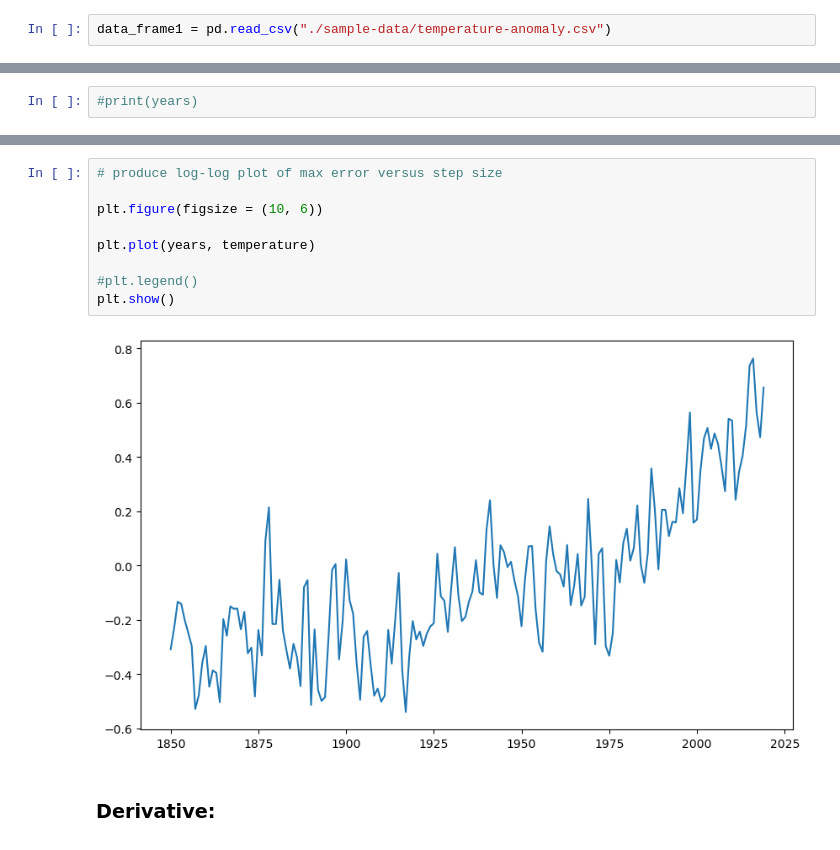
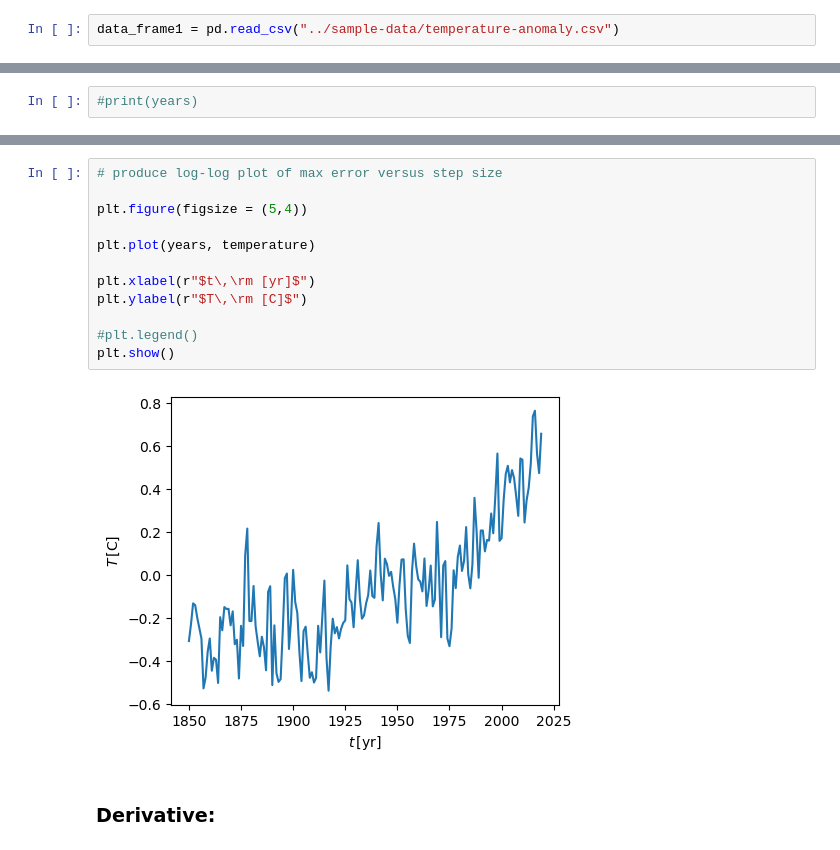
Before and after one commit to wbandabarragan/computational-physics-1, a Jupyter notebook: unit-3/303-derivatives-with-numpy.ipynb, the cells around one changed output, grey strips where cells are left out. Saved outputs shown, nothing was run; the diff lists cells and outputs as text.

```diff
--- a/unit-3/303-derivatives-with-numpy.ipynb
+++ b/unit-3/303-derivatives-with-numpy.ipynb
@@ -204,7 +201,7 @@ plt.show()
 # %%
 import pandas as pd
 # %%
-data_frame1 = pd.read_csv("./sample-data/temperature-anomaly.csv")
+data_frame1 = pd.read_csv("../sample-data/temperature-anomaly.csv")
 # %%
 #print(data_frame1)
 # %%
@@ -230,13 +221,16 @@ print(delta_year)
 # %%
 # produce log-log plot of max error versus step size
 
-plt.figure(figsize = (10, 6))
+plt.figure(figsize = (5,4))
 
 plt.plot(years, temperature)
 
+plt.xlabel(r"$t\,\rm [yr]$")
+plt.ylabel(r"$T\,\rm [C]$")
+
 #plt.legend()
 plt.show()
 # %% [output]
-[figure, old version]
+[figure, new version]
 # %% [markdown]
 ### Derivative:
```
Also changed, not shown: parts of 10 cells of this notebook, 37 other files.
